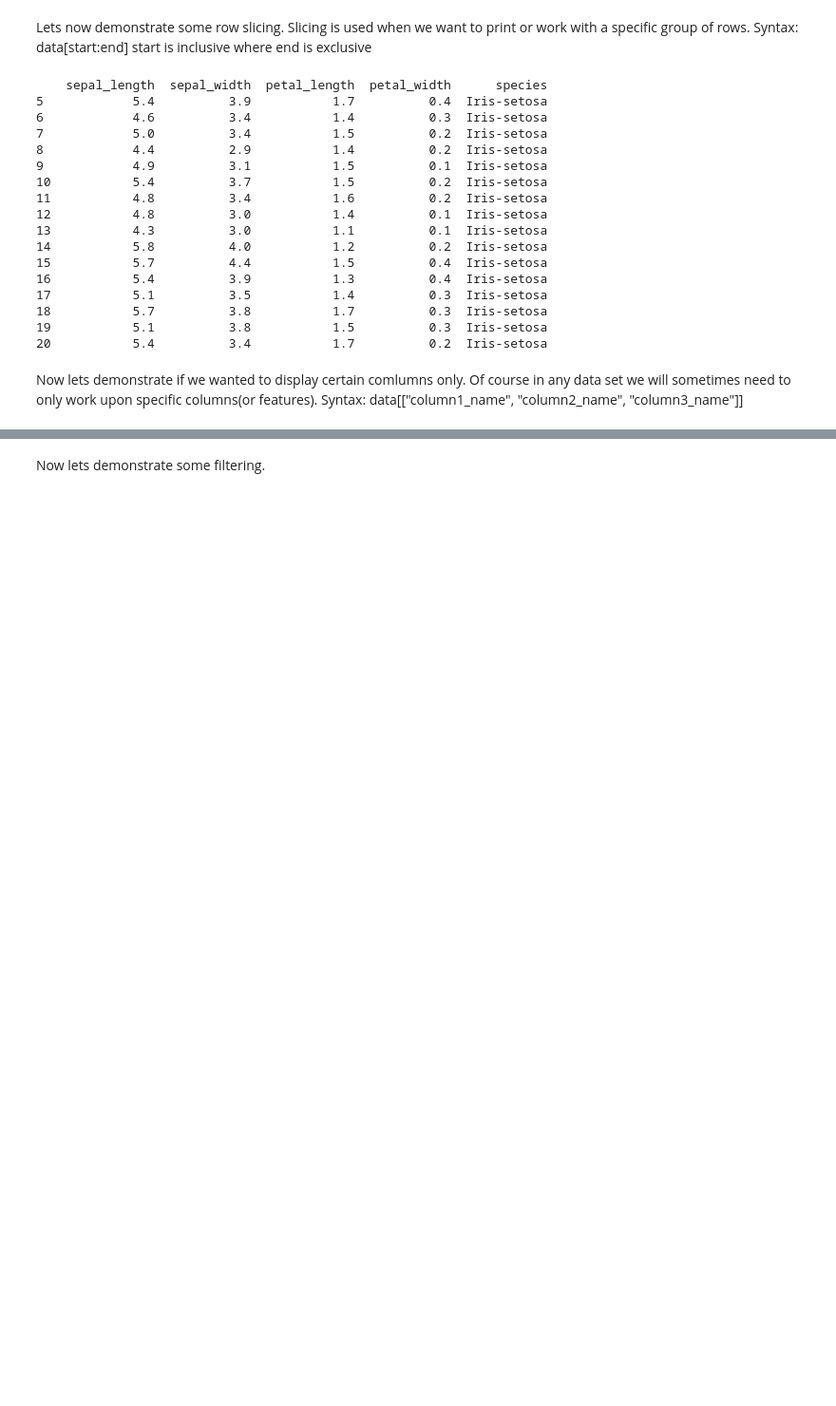
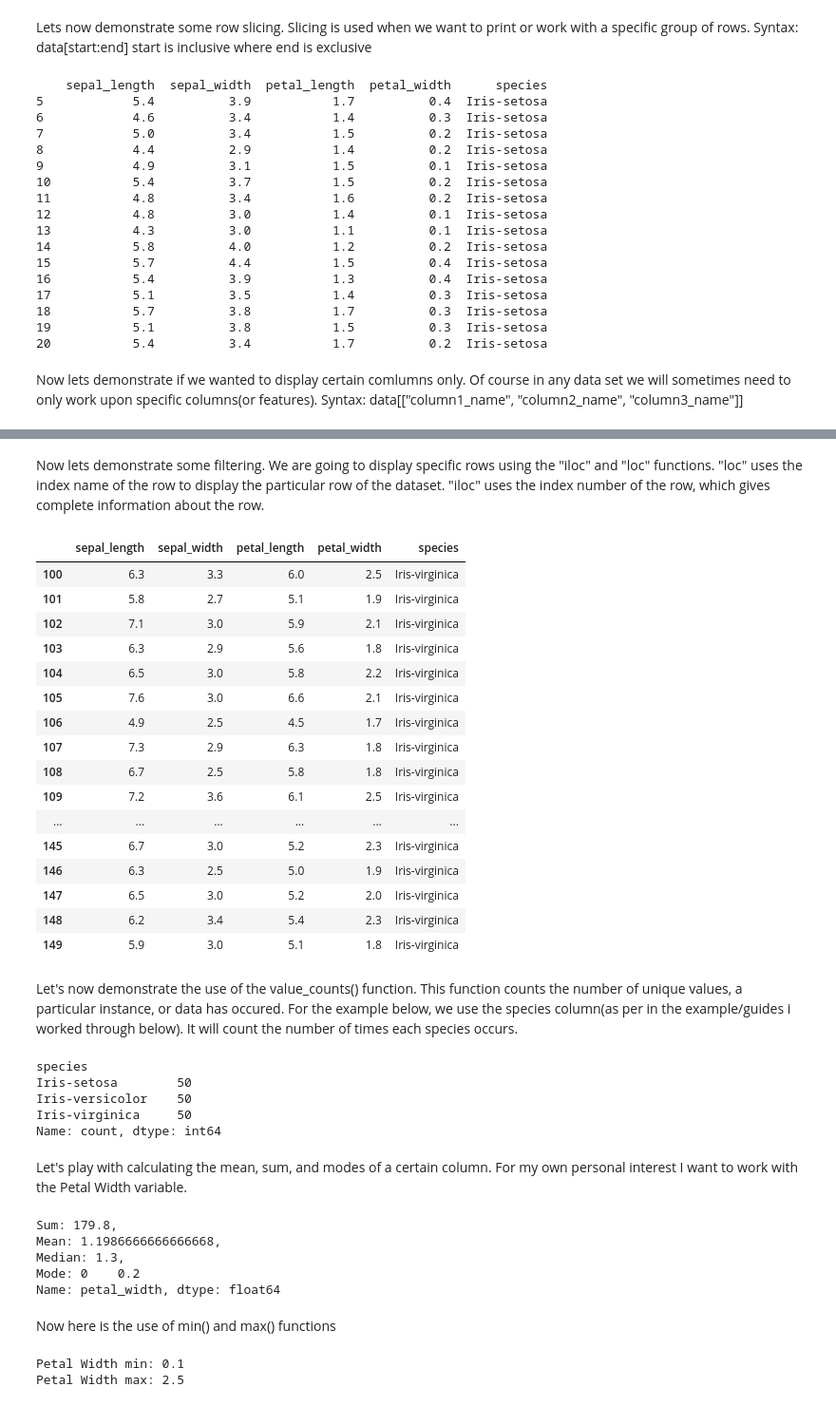
Before and after one commit to calliegsimon/Iris-Dataset-Walkthrough, a Jupyter notebook: main.ipynb, the cells around one changed output, grey strips where cells are left out. Shown: that part at 95% size. Saved outputs shown, nothing was run; the diff lists cells and outputs as text; code cells hidden in the pictures; blank space fills up the shorter version.

```diff
--- a/main.ipynb
+++ b/main.ipynb
@@ -139,2 +139,63 @@ print(spec_petalwidth.sample(15)) #sample of 15
-# %% [markdown]
-Now lets demonstrate some filtering.
+# %% [markdown]
+Now lets demonstrate some filtering. We are going to display specific rows using the "iloc" and "loc" functions.
+"loc" uses the index name of the row to display the particular row of the dataset.
+"iloc" uses the index number of the row, which gives complete information about the row.
+# %%
+#first we are going to demonstrate iloc
+iris_data.iloc[17]
+
+#Then we are going to demonstrate the use of loc
+iris_data.loc[iris_data["species"] == "Iris-virginica"]
+# %% [output]
+|  | sepal_length | sepal_width | petal_length | petal_width | species |
+| 100 | 6.3 | 3.3 | 6.0 | 2.5 | Iris-virginica |
+| 101 | 5.8 | 2.7 | 5.1 | 1.9 | Iris-virginica |
+| 102 | 7.1 | 3.0 | 5.9 | 2.1 | Iris-virginica |
+| 103 | 6.3 | 2.9 | 5.6 | 1.8 | Iris-virginica |
+| 104 | 6.5 | 3.0 | 5.8 | 2.2 | Iris-virginica |
+| 105 | 7.6 | 3.0 | 6.6 | 2.1 | Iris-virginica |
+| 106 | 4.9 | 2.5 | 4.5 | 1.7 | Iris-virginica |
+| 107 | 7.3 | 2.9 | 6.3 | 1.8 | Iris-virginica |
+| 108 | 6.7 | 2.5 | 5.8 | 1.8 | Iris-virginica |
+| 109 | 7.2 | 3.6 | 6.1 | 2.5 | Iris-virginica |
+| ... | ... | ... | ... | ... | ... |
+| 145 | 6.7 | 3.0 | 5.2 | 2.3 | Iris-virginica |
+| 146 | 6.3 | 2.5 | 5.0 | 1.9 | Iris-virginica |
+| 147 | 6.5 | 3.0 | 5.2 | 2.0 | Iris-virginica |
+| 148 | 6.2 | 3.4 | 5.4 | 2.3 | Iris-virginica |
+| 149 | 5.9 | 3.0 | 5.1 | 1.8 | Iris-virginica |
+# %% [markdown]
+Let's now demonstrate the use of the value_counts() function. This function counts the number of unique values, a particular instance, or data has occured.
+For the example below, we use the species column(as per in the example/guides i worked through below). It will count the number of times each species occurs.
+# %%
+iris_data["species"].value_counts()
+# %% [output]
+species
+Iris-setosa        50
+Iris-versicolor    50
+Iris-virginica     50
+Name: count, dtype: int64
+# %% [markdown]
+Let's play with calculating the mean, sum, and modes of a certain column. For my own personal interest I want to work with the Petal Width variable.
+# %%
+sum_data = iris_data["petal_width"].sum()
+mean_data = iris_data["petal_width"].mean()
+mode_data = iris_data["petal_width"].mode()
+#for fun lets also do median(this is as is in the tut)
+median_data = iris_data["petal_width"].median()
+print(f"Sum: {sum_data}, \nMean: {mean_data}, \nMedian: {median_data}, \nMode: {mode_data}")
+# %% [output]
+Sum: 179.8,
+Mean: 1.1986666666666668,
+Median: 1.3,
+Mode: 0    0.2
+Name: petal_width, dtype: float64
+# %% [markdown]
+Now here is the use of min() and max() functions
+# %%
+min = iris_data["petal_width"].min()
+max = iris_data["petal_width"].max()
+print(f"Petal Width min: {min} \nPetal Width max: {max}")
+# %% [output]
+Petal Width min: 0.1
+Petal Width max: 2.5
```
Also changed, not shown: parts of 5 cells of this notebook.
